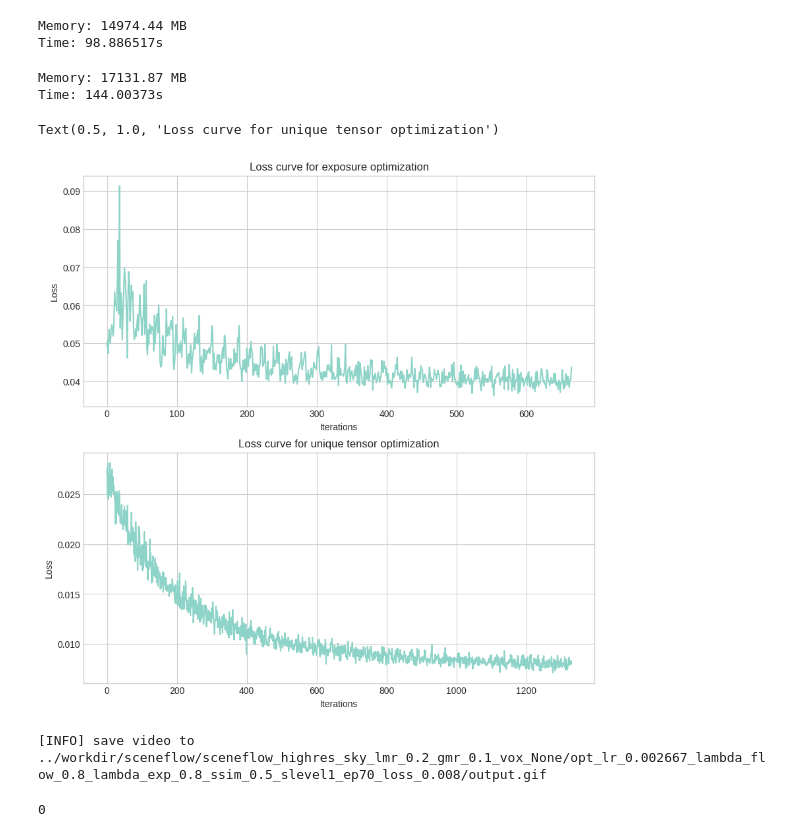
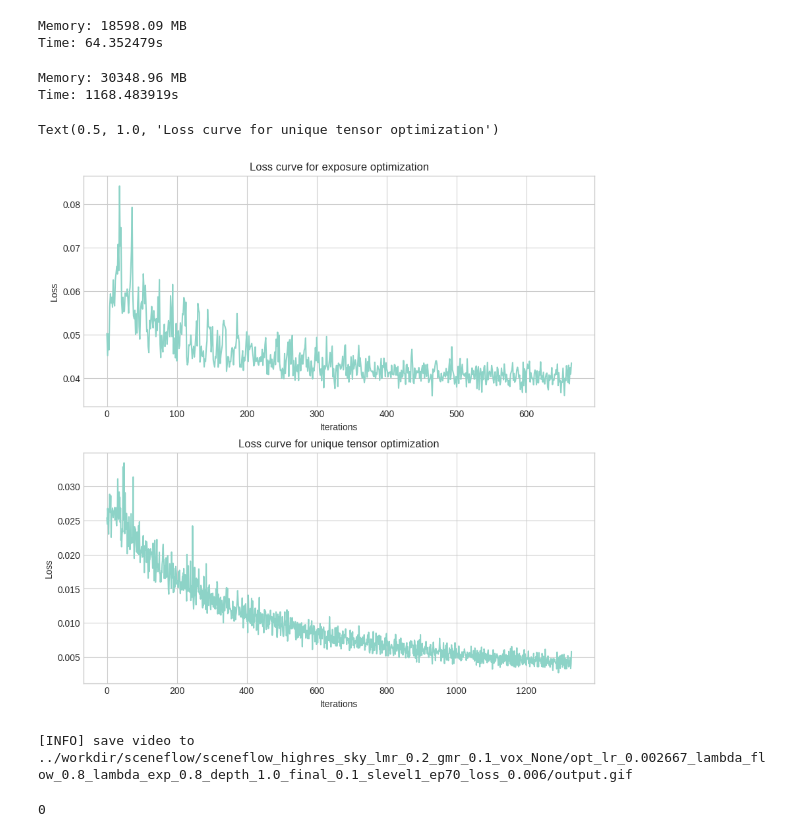
Before and after one commit to Linketic/TC-Light, a Jupyter notebook: notebooks/rgbd_opt_light.ipynb, the cells around one changed output. Drawn from its saved outputs; the diff is of its cells as text; code cells hidden in the pictures.

```diff
--- a/notebooks/rgbd_opt_light.ipynb
+++ b/notebooks/rgbd_opt_light.ipynb
@@ -429,7 +653,7 @@ for epoch in range(epochs_exposure):
         pre_images = cat_images[len(idxs):]
 
         loss_photometric = l1_loss(images, _edited_images) * (1 - lambda_dssim) + \
-                            (1.0 - ms_ssim(images, _edited_images, data_range=1)) * lambda_dssim
+                            (1.0 - relaxed_ms_ssim(images, _edited_images, data_range=1, start_level=1)) * lambda_dssim
 
         warped_images = warp_flow(pre_images, _past_flows)[idxs>0]
         images, _mask_bwds = images[idxs>0], _mask_bwds[idxs>0]
@@ -461,8 +685,8 @@ max_memory_allocated = torch.cuda.max_memory_allocated() / (1024.0 ** 2)
 print(f"Memory: {max_memory_allocated:.2f} MB")
 print(f"Time: {(end_time - start_time).total_seconds()}s")
 # %% [output]
-Memory: 14974.44 MB
-Time: 98.886517s
+Memory: 18598.09 MB
+Time: 64.352479s
 # %%
 ANALYZE_SSIM = False
 if ANALYZE_SSIM:
@@ -504,11 +737,21 @@ if ANALYZE_SSIM:
+# %%
+def ssim_loss_func(x, y):
+    x_norm = (x - x.min()) / (x.max() - x.min())
+    y_norm = (y - y.min()) / (y.max() - y.min())
+    return 1 - relaxed_ms_ssim(x_norm, y_norm, data_range=1, start_level=1)
 # %%
 torch.cuda.empty_cache()
 torch.cuda.reset_peak_memory_stats()
 start_time = datetime.datetime.now()
+pbar.close()
 
 with torch.no_grad():
     pil_tensor = dataset.edited_images.permute(0, 2, 3, 1).reshape(N*H*W, -1)
     pil_tensor = torch_scatter.scatter(pil_tensor, data_parser.unq_inv, dim=0, reduce='mean')
+
+    # prepare per-image confidence weights
+    # loss_weight = relaxed_ms_ssim(org_frames, dataset.edited_images, data_range=1, start_level=1, size_average=False)
+    # loss_weight = loss_weight / loss_weight.sum() * len(loss_weight)  # normalize to sum to N
 
 fused_color = RGB2SH(pil_tensor)
 features_dc = nn.Parameter(fused_color.contiguous().requires_grad_(True))
@@ -521,11 +764,11 @@ optimizer = torch.optim.Adam(l, lr=0.0, eps=1e-15)
 loss_list = []
 
 pbar = tqdm(total=epochs, desc="Optimizing Unique Tensor")
-quant_scalor = 8.0 / 255.0
 
 for epoch in range(epochs):
     for i, (idxs, _edited_images, _, _past_flows, _mask_bwds) in enumerate(data_loader):
-        # iteration = epoch * len(frame_ids) // batch_size + i + 1
+
+        step = epoch * len(frame_ids) // batch_size + i + 1
         _mask_bwds = _mask_bwds[idxs>0]
         cat_idxs = torch.cat([idxs, idxs-1], dim=0)
         cat_idxs[cat_idxs < 0] = 0
@@ -541,19 +784,34 @@ for epoch in range(epochs):
 
         loss_flow = l1_loss(warped_images[idxs>0][_mask_bwds], images[idxs>0][_mask_bwds])
 
-        # quantize images to relax the restriction
+        # 0. original
+        # loss_photometric = (1.0 - relaxed_ms_ssim(images, _edited_images, data_range=1, start_level=1)) * lambda_dssim
+
+        # 1. quantize images to relax the restriction
         # loss_ssim = (1.0 - ms_ssim(images, _edited_images, data_range=1)) * lambda_dssim
         # loss_ssim_org = (1.0 - ms_ssim(rgb_to_grayscale(images), rgb_to_grayscale(org_images[idxs]), data_range=1)) * lambda_dssim * 0.2
         # loss_photometric = loss_ssim + loss_ssim_org
 
-        loss_photometric = (1.0 - relaxed_ms_ssim(images, _edited_images, data_range=1,
-                                                  start_level=1)) * lambda_dssim
+        # 2. weight the ssim loss with per-image confidence
+        # loss_photometric = ((1.0 - relaxed_ms_ssim(images, _edited_images, data_range=1,
+        #                     start_level=1, size_average=False)) * loss_weight[idxs]).mean() * lambda_dssim
 
-        # loss_photometric = vgg_loss(images, _edited_images, feature_layers=[3]) * lambda_perceptual
+        # 3. weight the ssim loss with per-pixel confidence
+        # loss_ssim = (1.0 - weighted_ms_ssim(images, _edited_images, org_frames[idxs], data_range=1, start_level=1)) * lambda_dssim
+
+        # 4. use perceptual loss as supervision
+        # loss_photometric = vgg_loss(images, _edited_images) * lambda_perceptual
+
+        # 5. use depth estimation as supervision
+        depth_weight = get_weight(step, iterations, lambda_depth, d_final_factor)
+        depths = depth_anything(transform(images))
+        depths = F.interpolate(depths[:, None], (H, W), mode="bilinear", align_corners=True).squeeze()
+
+        loss_photometric = depth_loss_dpt(depths[:, None], depths_org[idxs], ssim_loss_func) * depth_weight
 
         loss = (1 - lambda_exp) * loss_photometric + lambda_exp * loss_flow
 
-        loss_list.append(loss.item())
+        loss_list.append([loss.item(), loss_photometric.item(), loss_flow.item()])
 
         loss.backward()
 
@@ -574,36 +832,37 @@ max_memory_allocated = torch.cuda.max_memory_allocated() / (1024.0 ** 2)
 print(f"Memory: {max_memory_allocated:.2f} MB")
 print(f"Time: {(end_time - start_time).total_seconds()}s")
 # %% [output]
-Memory: 17131.87 MB
-Time: 144.00373s
+Memory: 30348.96 MB
+Time: 1168.483919s
 # %%
 plt.style.use("seaborn-v0_8-whitegrid")
 plt.figure(figsize=(10, 10))
 plt.subplot(2, 1, 1)
 plt.plot(loss_list_exposure)
 plt.xlabel("Iterations")
 plt.ylabel("Loss")
 plt.title("Loss curve for exposure optimization")
 
 plt.subplot(2, 1, 2)
-plt.plot(loss_list)
+plt.plot(np.array(loss_list)[:, 0])
 plt.xlabel("Iterations")
 plt.ylabel("Loss")
 plt.title("Loss curve for unique tensor optimization")
 # %% [output]
 Text(0.5, 1.0, 'Loss curve for unique tensor optimization')
-[figure, old version]
+[figure, new version]
 # %%
 images = SH2RGB(features_dc)[data_parser.unq_inv].reshape(N, H*W, -1) # N x HW x 3
 # images = torch.bmm(images, exposure[:, :3, :3]) + exposure[:, None, :3, 3]
 images = torch.clamp(images, 0, 1).reshape(N, H, W, 3).permute(0, 3, 1, 2)  # N x 3 x H x W
-save_name = f"opt_lr_{feature_lr:3f}_lambda_flow_{lambda_flow}_lambda_exp_{lambda_exp}_ssim_{lambda_dssim}_slevel1_ep{epochs}_loss_{loss_list[-1]:.3f}"
+# save_name = f"opt_lr_{feature_lr:3f}_lambda_flow_{lambda_flow}_lambda_exp_{lambda_exp}_ssim_{lambda_dssim}_slevel1_ep{epochs}_loss_{loss_list[-1]:.3f}"
+save_name = f"opt_lr_{feature_lr:3f}_lambda_flow_{lambda_flow}_lambda_exp_{lambda_exp}_depth_{lambda_depth}_final_{d_final_factor}_slevel1_ep{epochs}_loss_{loss_list[-1][0]:.3f}"
 cur_output_path = os.path.join(output_dir, save_name)
-save_video(images, cur_output_path, save_frame=True)
+save_video(images, cur_output_path, save_frame=True, fps=15)
 # copy output_dir/config.yaml and output_dir/output_gt.gif to cur_output_path
 os.system(f"cp {os.path.join(output_dir, 'config.yaml')} {cur_output_path}")
 os.system(f"cp {os.path.join(output_dir, 'output_gt.gif')} {cur_output_path}")
 # %% [output]
-[INFO] save video to ../workdir/sceneflow/sceneflow_highres_sky_lmr_0.2_gmr_0.1_vox_None/opt_lr_0.002667_lambda_flow_0.8_lambda_exp_0.8_ssim_0.5_slevel1_ep70_loss_0.008/output.gif
+[INFO] save video to ../workdir/sceneflow/sceneflow_highres_sky_lmr_0.2_gmr_0.1_vox_None/opt_lr_0.002667_lambda_flow_0.8_lambda_exp_0.8_depth_1.0_final_0.1_slevel1_ep70_loss_0.006/output.gif
 0
 # %%
```
Also changed, not shown: parts of 17 cells of this notebook, 5 other files.
